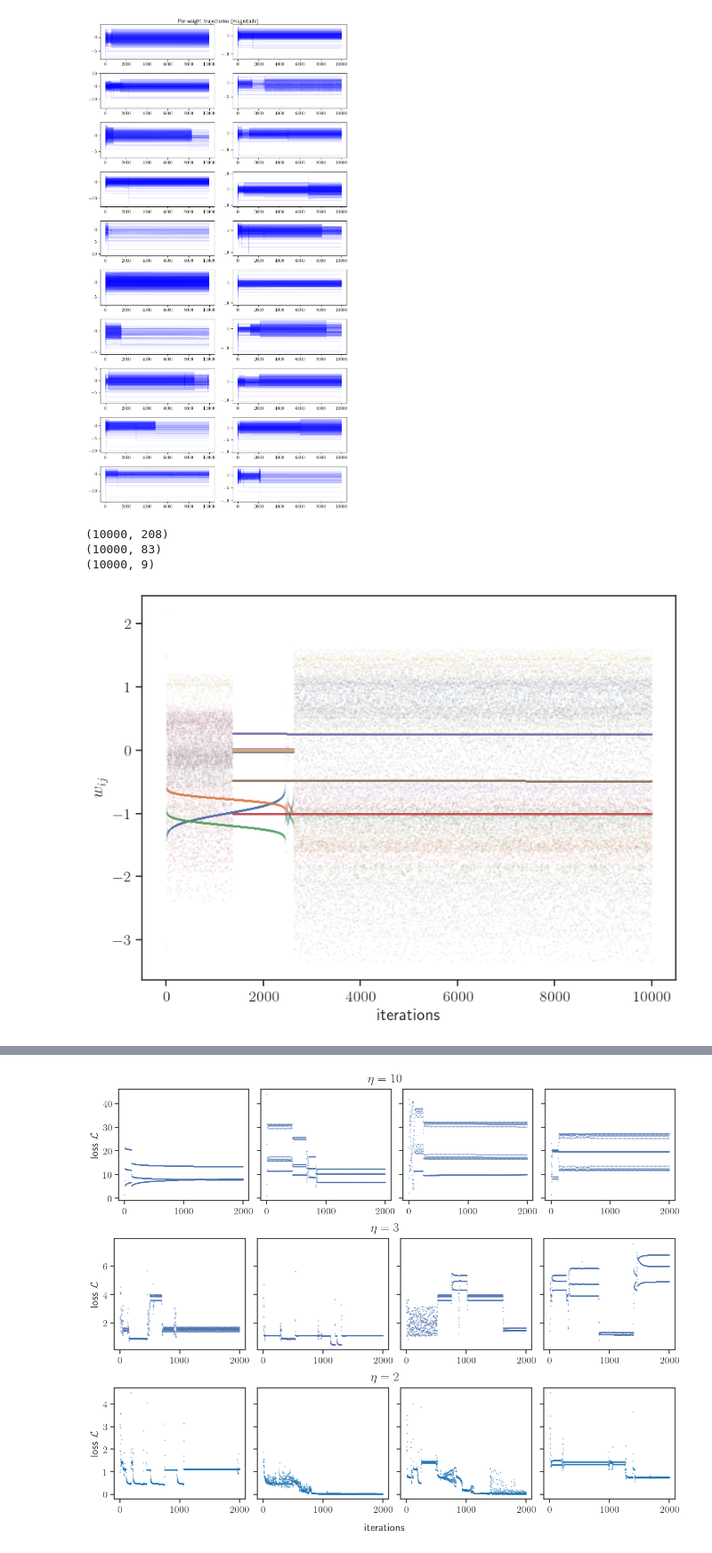
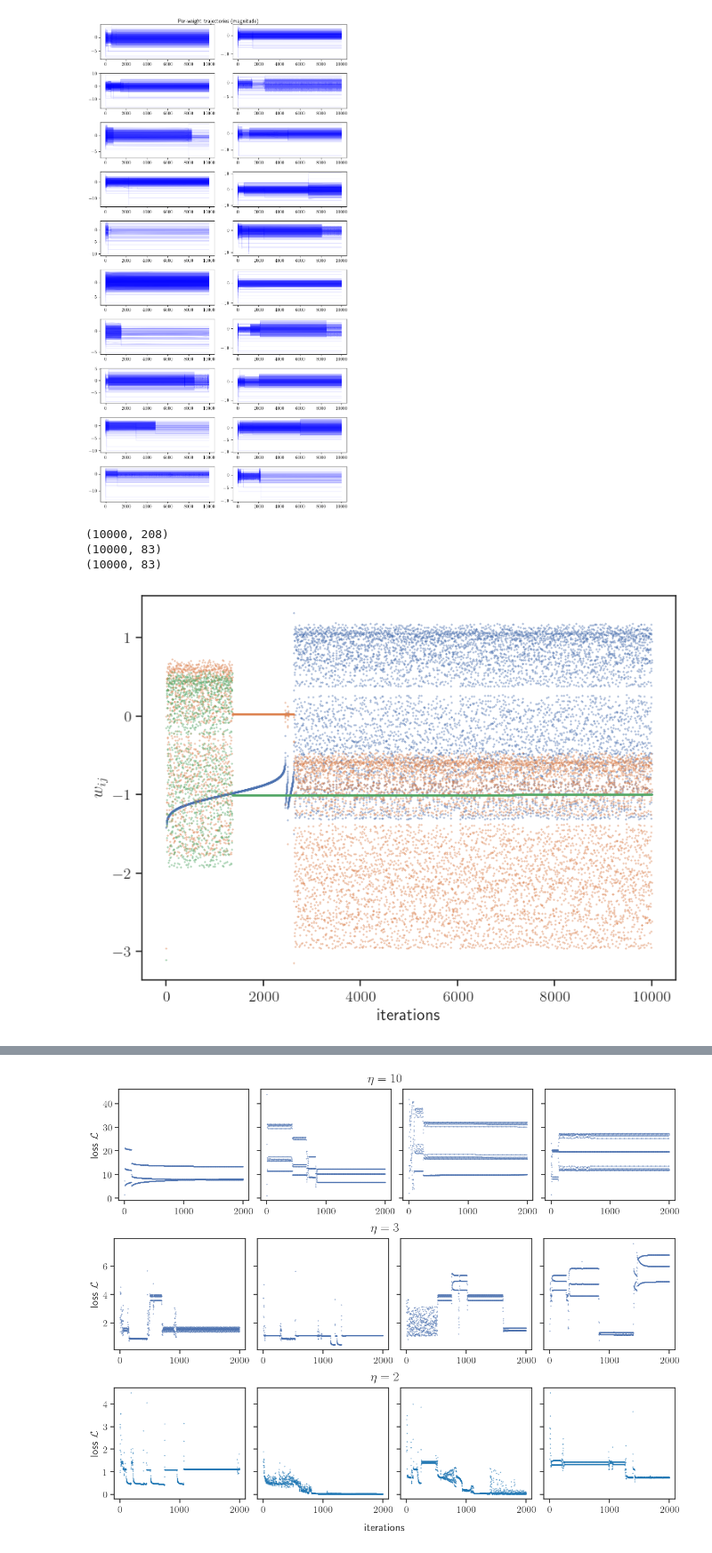
Before and after one commit to GitKalo/ann_dynamics, a Jupyter notebook: report_figures.ipynb, the cells around one changed output, grey strips where cells are left out. Shown at 89% size. Saved outputs shown, nothing was run; the diff lists cells and outputs as text; code cells hidden in the pictures.

```diff
--- a/report_figures.ipynb
+++ b/report_figures.ipynb
@@ -73,7 +73,7 @@ for i_init in range(n_init)[:3] :
 
     ax[i_init].set_xlabel('iterations')
 ax[0].set_ylabel('$d(t)$')
-ax_ls.set_ylabel("$\mathcal{L}$")
+ax_ls.set_ylabel("$\mathcal{L}$", color='darkblue')
 
 plt.savefig('../report/figures/example.pdf')
 # %% [output]
@@ -120,7 +120,7 @@ for i, i_eps in enumerate(eps_indices) :
     ax_ls.plot(np.arange(0, dists.shape[-1], period), losses[i].T, color='darkblue', ls='--', alpha=0.1)
     ax_ls.tick_params(colors='darkblue', which='both')
 axs[0].set_ylabel('$d(t)$')
-ax_ls.set_ylabel("$\mathcal{L}$")
+ax_ls.set_ylabel("$\mathcal{L}$", color='darkblue')
 
 plt.savefig('../report/figures/epsilon_difference.pdf')
 # %% [output]
@@ -569,12 +608,12 @@ i_eps = 6
 axs[0].hist(best_slopes_filter_val[i_eps], bins=20, density=True);
 axs[0].set_xlabel('$\Lambda$');
 axs[0].set_ylabel('$P(\Lambda$)');
-axs[0].set_title('$\epsilon=10^{-8}$, filtered $R^2>'+str(r2_threshold)+'$ and $\lambda>'+str(slope_threshold)+'$');
+axs[0].set_title('$\epsilon=10^{-8}$, filtered $R^2>'+str(r2_threshold)+'$ and $\Lambda>'+str(slope_threshold)+'$');
 
-axs[1].errorbar(epsilons, slope_means, slope_stds, fmt='o')
+axs[1].errorbar(epsilons, slope_means, slope_stds, fmt='o', capsize=3)
 axs[1].set_xscale('log')
 axs[1].set_xlabel('$\epsilon$')
-axs[1].set_ylabel('$\lambda^K$')
+axs[1].set_ylabel('$\lambda_\mathrm{nMLE}$')
 # axs[1].set_title("$\eta=1$")
 
 plt.savefig('../report/figures/eos_mle.pdf')
@@ -584,0 +622,14 @@ plt.savefig('../report/figures/eos_mle.pdf')
+# %%
+# Number of inits considered after filtering
+sizes = []
+for i, vals in enumerate(best_slopes_filter_val) :
+    # plt.plot(epsilons[i], vals.size)
+    sizes.append(vals.size)
+
+plt.plot(epsilons, sizes, 'o')
+plt.xscale('log')
+plt.xlabel('$\epsilon$')
+plt.ylabel('\# initial conditions after $R^2$ filter')
+
+# plt.savefig('../report/figures/eos_mle_filter.pdf')
+plt.savefig('../report/figures/eos_mle_filter.png', dpi=300)
@@ -778,33 +1233,39 @@ with h5py.File('results/chaotic.h5', 'r') as f :
 # %%
 with h5py.File('results/chaotic.h5', 'r') as f :
     weights_ds = f['weights']
     loss_ds = f['loss']
 
     # i_eps = 10
     i_init = 3
 
     fig = plt.figure(figsize=(8, 6))
     ax = plt.gca()
 
     ws = weights_ds[i_init]
-    ws = ws.reshape(ws.shape[0],-1)
+    ws = ws.reshape(ws.shape[0],-1)     # Flatten w.r.t. weights
     print(ws.shape)
     ws = ws[:,~np.all(ws == 0, axis=0)]     # Remove buffer weights
     print(ws.shape)
-    change_threshold = 15
+    # change_threshold = 15
+    change_threshold = 10000
     ws_change = np.sum(np.abs(ws[1:,:] - ws[:-1,:]), axis=0)
-    ws = ws[:, ws_change > change_threshold]     # Remove trajectories that dont change much
+    ws_plot = ws[:, ws_change > change_threshold]   # Extract trajectories based on threshold
     print(ws.shape)
 
-    ax.plot(ws, '.', alpha=0.7, ms=0.2)
+    # Add weight with "flat" evolution
+    w_idx = 77
+    ws_plot = np.concatenate((ws_plot, ws[:, w_idx].reshape(-1, 1)), axis=1)
+
+    ax.plot(ws_plot, '.', alpha=1, ms=0.7)
     # ax.set_title("Per-weight trajectories (magnitude)")
     ax.set_xlabel("iterations")
     ax.set_ylabel("$w_{ij}$")
 
     plt.tight_layout()
-    plt.savefig('../report/figures/chaotic_weights_individual.pdf')
+    # plt.savefig('../report/figures/chaotic_weights_individual.pdf')
+    plt.savefig('../report/figures/chaotic_weights_individual.png', dpi=200, bbox_inches='tight')
 # %% [output]
 (10000, 208)
 (10000, 83)
-(10000, 9)
+(10000, 83)
-[figure, old version]
+[figure, new version]
```
Also changed, not shown: parts of 33 cells of this notebook, 1 other file.
